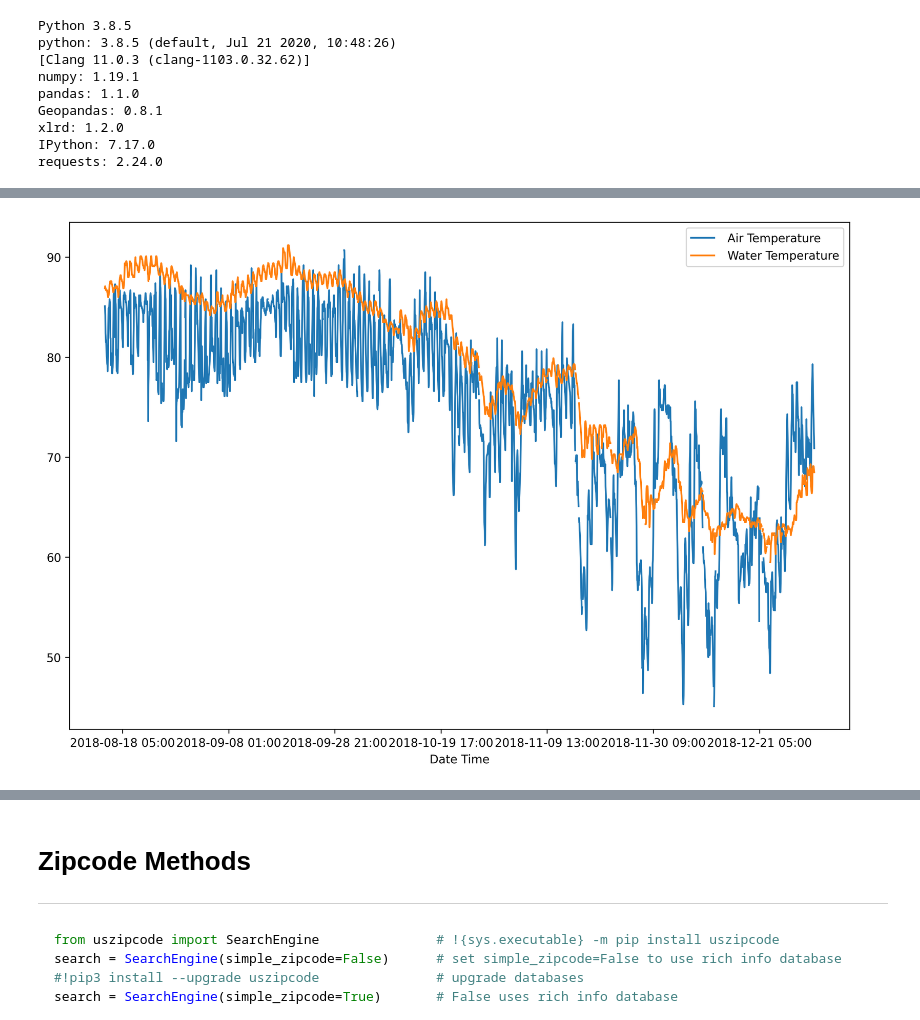
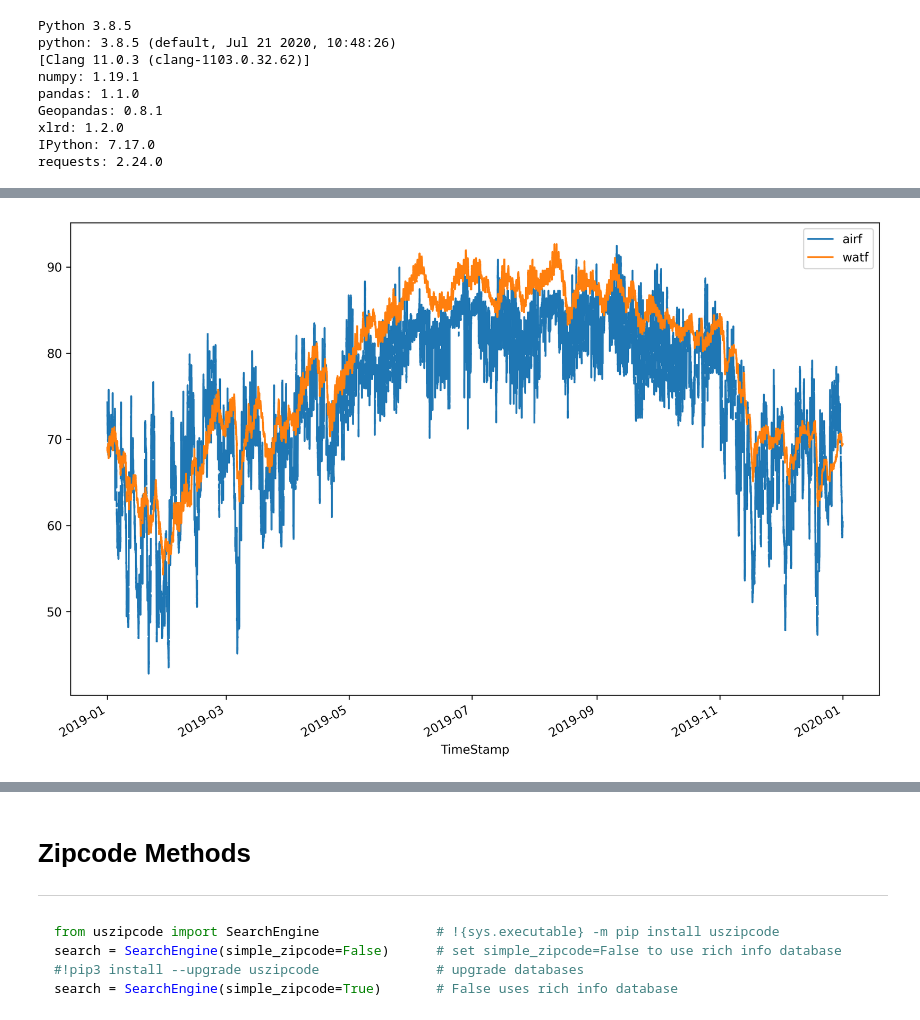
Before and after one commit to bethanysciences/Jupyter_Notebooks, a Jupyter notebook: wxAnalysis.ipynb, the cells around one changed output, grey strips where cells are left out. Drawn from its saved outputs; the diff is of its cells as text; code cells hidden in the pictures.

```diff
--- a/wxAnalysis.ipynb
+++ b/wxAnalysis.ipynb
@@ -73,6 +81,7 @@ import xlrd                                             #!{sys.executable} -m pi
 import IPython
 import pytz
 import datetime
+from datetime import datetime
 import requests
 !python3 --version
 print("python:", sys.version)
@@ -82,6 +91,14 @@ print("Geopandas:", gpd.__version__)
 print("xlrd:", xlrd.__version__)
 print("IPython:", IPython.__version__)
 print("requests:", requests.__version__)
+
+def fahrenheit_to_celsius(fahrenheit):
+    celsius = (fahrenheit - 32) * 5 / 9
+    return celsius
+
+def celsius_to_fahrenheit(celsius):
+    fahrenheit = (celsius * 9 / 5) + 32
+    return fahrenheit
 # %% [output]
 Python 3.8.5
 python: 3.8.5 (default, Jul 21 2020, 10:48:26)
@@ -158,0 +144,18 @@ Date Time
+# %%
+url = 'https://www.ndbc.noaa.gov/view_text_file.php?filename=cwbf1h2019.txt.gz&dir=data/historical/stdmet/'
+
+df = pd.read_csv(url, sep='\s+', skiprows=[1], header=0)
+# df.columns
+df = df.drop(columns=['WDIR', 'WSPD', 'GST', 'WVHT', 'DPD', 'APD', 'MWD', 'PRES', 'DEWP', 'VIS', 'TIDE'])
+df = df.rename(columns={"#YY": "year", "MM": "month", "DD": "day", "hh": "hour", "mm": "minute", "ATMP": "airc", "WTMP": "watc"}, errors="raise")
+#cols = ['YY', 'MM', 'DD', 'hh', 'mm']
+#df[cols] = df[cols].applymap(np.int64)
+df['dateInt'] = df['year'].astype(str) + df['month'].astype(str).str.zfill(2) + df['day'].astype(str).str.zfill(2) + df['hour'].astype(str).str.zfill(2) + df['minute'].astype(str).str.zfill(2)
+df['TimeStamp'] = pd.to_datetime(df['dateInt'], format='%Y%m%d%H%M')
+df = df.replace(999.0, np.nan)
+df = df.set_index("TimeStamp")
+df["airf"] = celsius_to_fahrenheit(df["airc"])
+df["watf"] = celsius_to_fahrenheit(df["watc"])
+df = df.drop(columns=['year', 'month', 'day', 'year', 'hour', 'minute', 'dateInt', 'airc', 'watc'])
+df.dtypes
+print(df.head())
@@ -159,13 +170,11 @@ Date Time
 # %%
-ax = dfa.plot()                   # 2 dataframes same plot
-dfw.plot(ax=ax)
-
+ax = df.plot()
 plt.savefig('water.png', dpi=300, facecolor='w', edgecolor='w',
         orientation='portrait', papertype=None, format='png',
         transparent=False, bbox_inches=None, pad_inches=0.1,
         frameon=None, metadata=None)
 # %% [output]
-[figure, old version]
+[figure, new version]
 # %% [markdown]
 <a href="https://pandas.pydata.org"><img src="img/l_pandas.png" style="width:70px; float: left;"></a>
 <h1 style="padding-left:100px; border:none">DataFrame Methods</h1>
```
Also changed, not shown: parts of 3 cells of this notebook, 2 other files.
